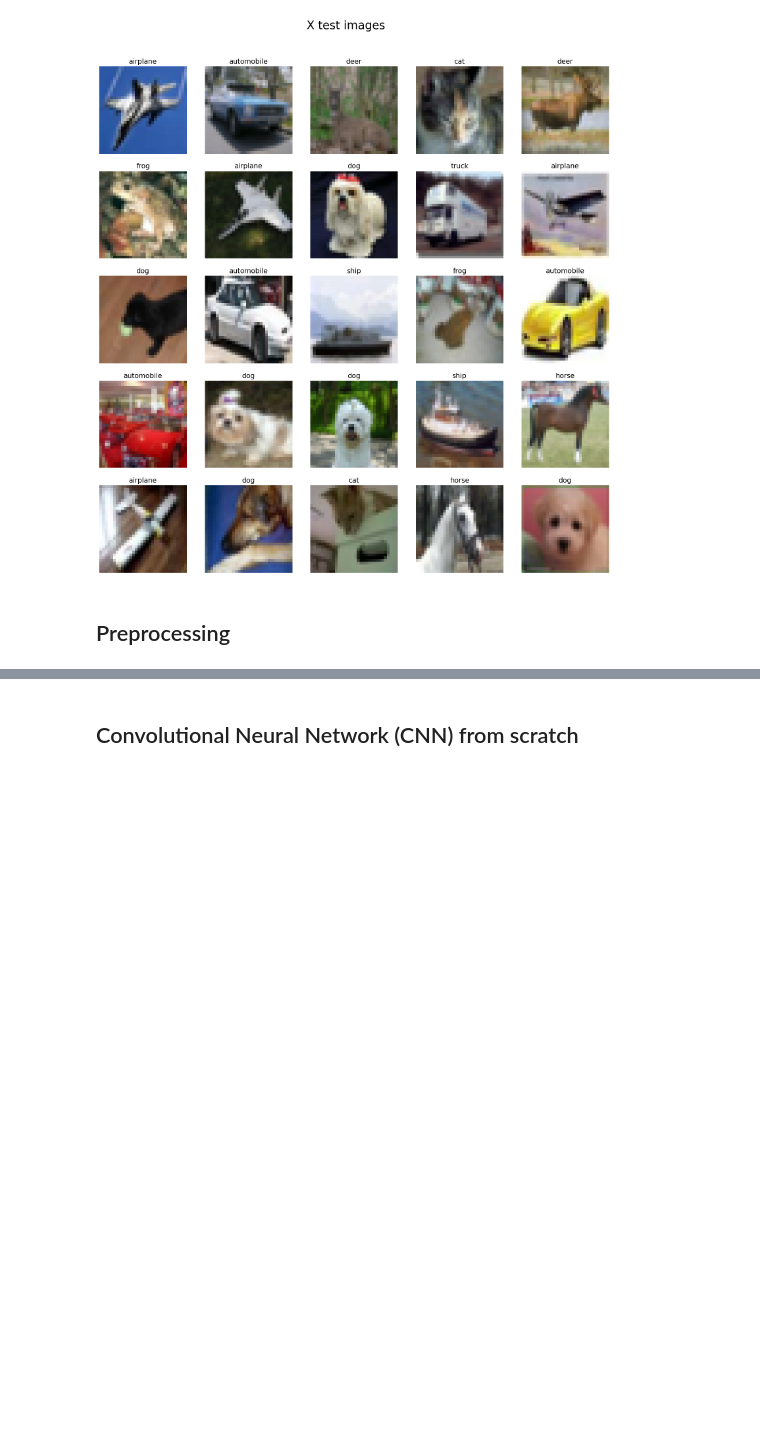
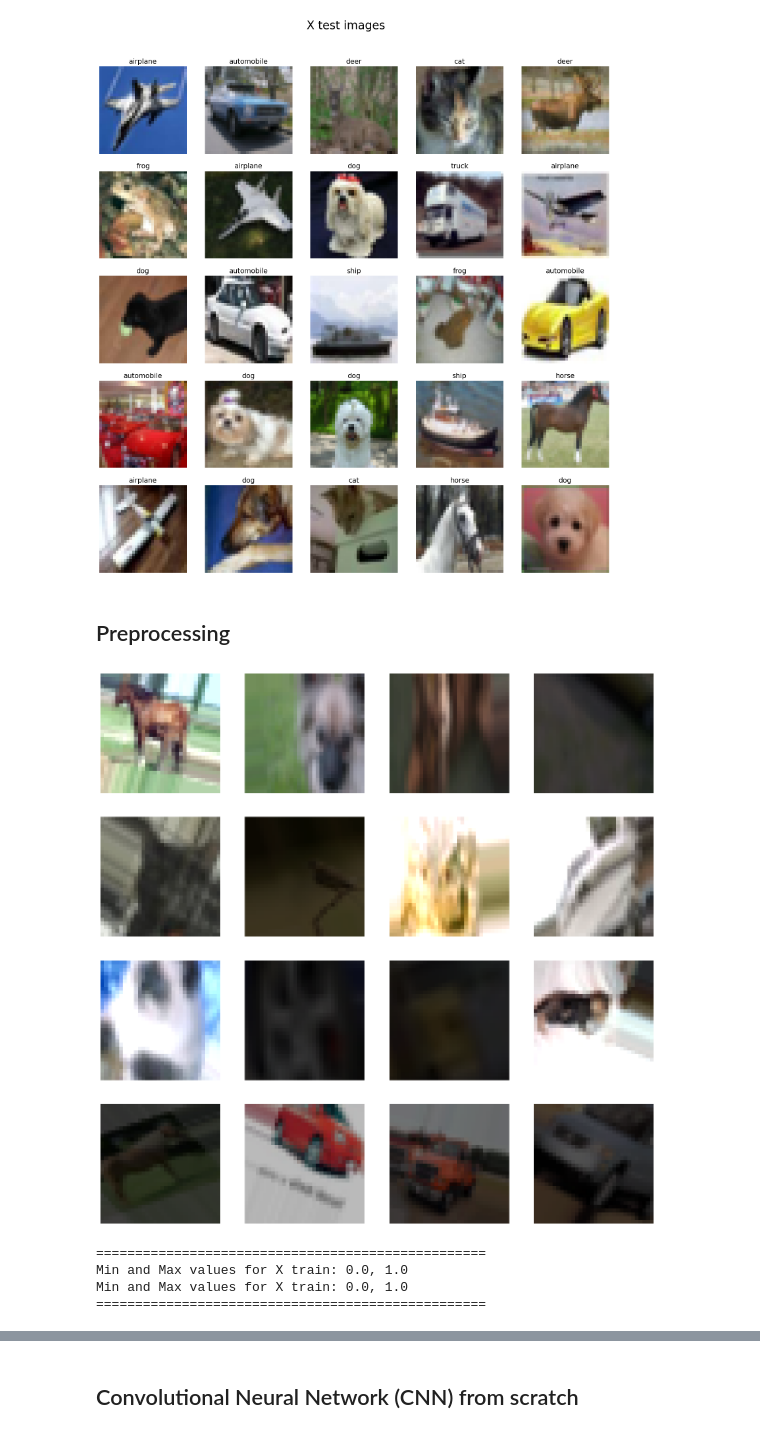
Before and after one commit to Silvano315/Animal-Recognition-App-for-Self-Driving-Cars, a Jupyter notebook: CNN_model.ipynb, the cells around one changed output, grey strips where cells are left out. Drawn from its saved outputs; the diff is of its cells as text; code cells hidden in the pictures; blank space fills up the shorter version.

```diff
--- a/CNN_model.ipynb
+++ b/CNN_model.ipynb
@@ -157,3 +162,20 @@ instance = 50
 hisogram_distributions(instance, X_train)
 # %% [markdown]
 ## Preprocessing
+# %%
+# Define and Visualize Data Augmentation
+
+train_datagen, test_datagen = data_gen()
+
+viz_images_generator(train_datagen, X_train)
+# %% [output]
+[figure, added]
+# %%
+# Normalization dividing by 255
+
+X_train_norm, X_test_norm = norm_X(X_train, X_test)
+# %% [output]
+==================================================
+Min and Max values for X train: 0.0, 1.0
+Min and Max values for X train: 0.0, 1.0
+==================================================
```
Also changed, not shown: parts of 5 cells of this notebook.
